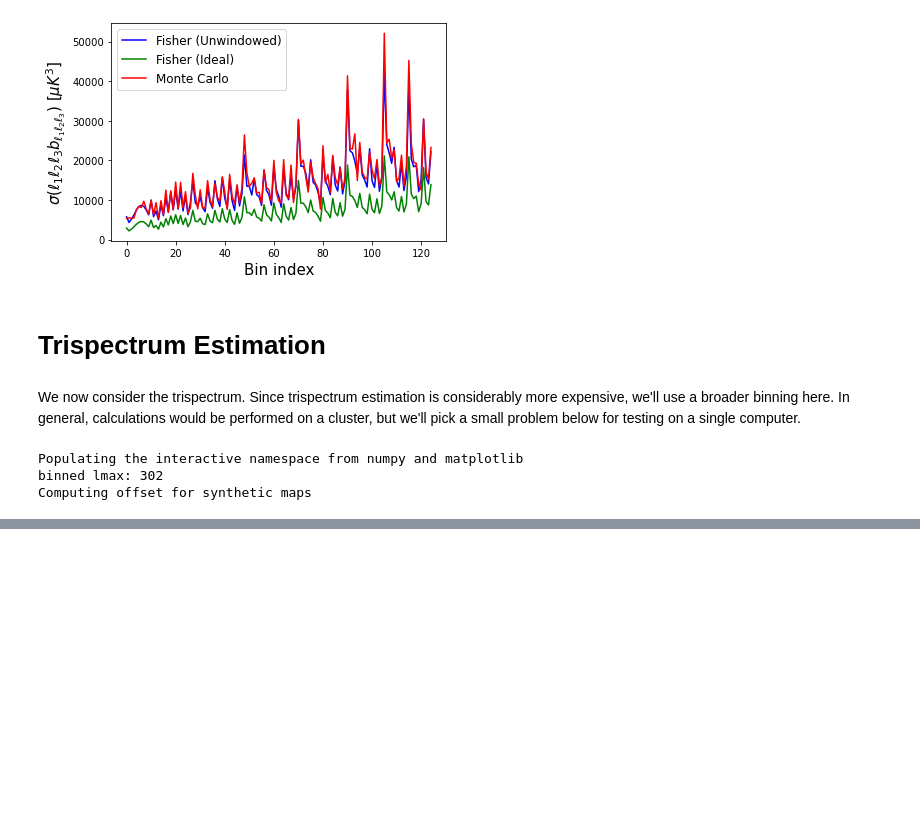
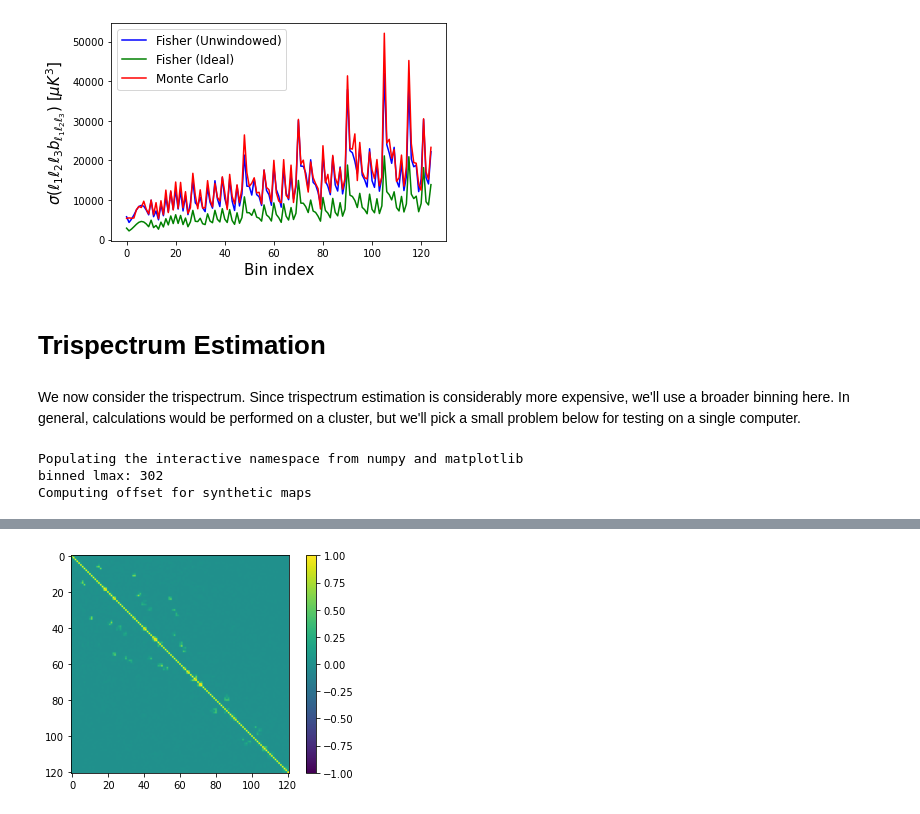
Before and after one commit to oliverphilcox/PolyBin, a Jupyter notebook: Tutorial.ipynb, the cells around one changed output, grey strips where cells are left out. Drawn from its saved outputs; the diff is of its cells as text; code cells hidden in the pictures; blank space fills up the shorter version.

```diff
--- a/Tutorial.ipynb
+++ b/Tutorial.ipynb
@@ -72,7 +70,7 @@ Cl_th = Cl_dict['tt']*cosmo.T_cmb()**2
 # Compute noise C_ell
 DeltaT = 60./60.*np.pi/180.*1e-6 # in K-radians
 thetaFWHM = 5./60.*np.pi/180. # in radians
-Nl_th = DeltaT**2*np.exp(l*(l+1)*thetaFWHM**2/(8.*np.log(2)))
+Nl_th = DeltaT**2*np.exp(l*(l+1)*thetaFWHM**2/(8.*np.log(2)))*(l>2)
 # %% [markdown]
 ### Load mask
 # %%
@@ -492,9 +486,12 @@ Cl_th = Cl_dict['tt']*cosmo.T_cmb()**2
 # Compute noise C_ell
 DeltaT = 60./60.*np.pi/180.*1e-6 # in K-radians
 thetaFWHM = 5./60.*np.pi/180. # in radians
-Nl_th = DeltaT**2*np.exp(l*(l+1)*thetaFWHM**2/(8.*np.log(2)))
+Nl_th = DeltaT**2*np.exp(l*(l+1)*thetaFWHM**2/(8.*np.log(2)))*(l>2)
 
 mask = healpy.ud_grade(healpy.read_map(root+maskfile,field=1),Nside)
+
+# print("REMOVING MASK")
+# mask = np.ones_like(mask)
 
 # Load class
 base = pb.PolyBin(Nside,Cl_th+Nl_th)
@@ -525,8 +522,8 @@ binned lmax: 302
 Computing offset for synthetic maps
 # %%
 # Initialize trispectrum class
-min_l = 5
-dl = 5
-Nl = 3
+min_l = 10
+dl = 20
+Nl = 4
 tspec = pb.TSpec(base, mask, applySinv, min_l, dl, Nl)
 # %% [output]
@@ -533,0 +531,2 @@ Binning: 3 bins in [5, 20]
+# %%
+fish_odd = tspec.compute_fisher(1,parity='odd',N_cpus=1,verb=True)
@@ -533,0 +563,7 @@ Binning: 3 bins in [5, 20]
+# %%
+ff = np.abs(fish_odd)
+corr_fish = ff/np.sqrt(np.outer(np.diag(ff),np.diag(ff)))
+plt.imshow(corr_fish,vmax=1,vmin=-1);
+plt.colorbar();
+# %% [output]
+[figure, added]
```
Also changed, not shown: parts of 36 cells of this notebook, 3 other files.
